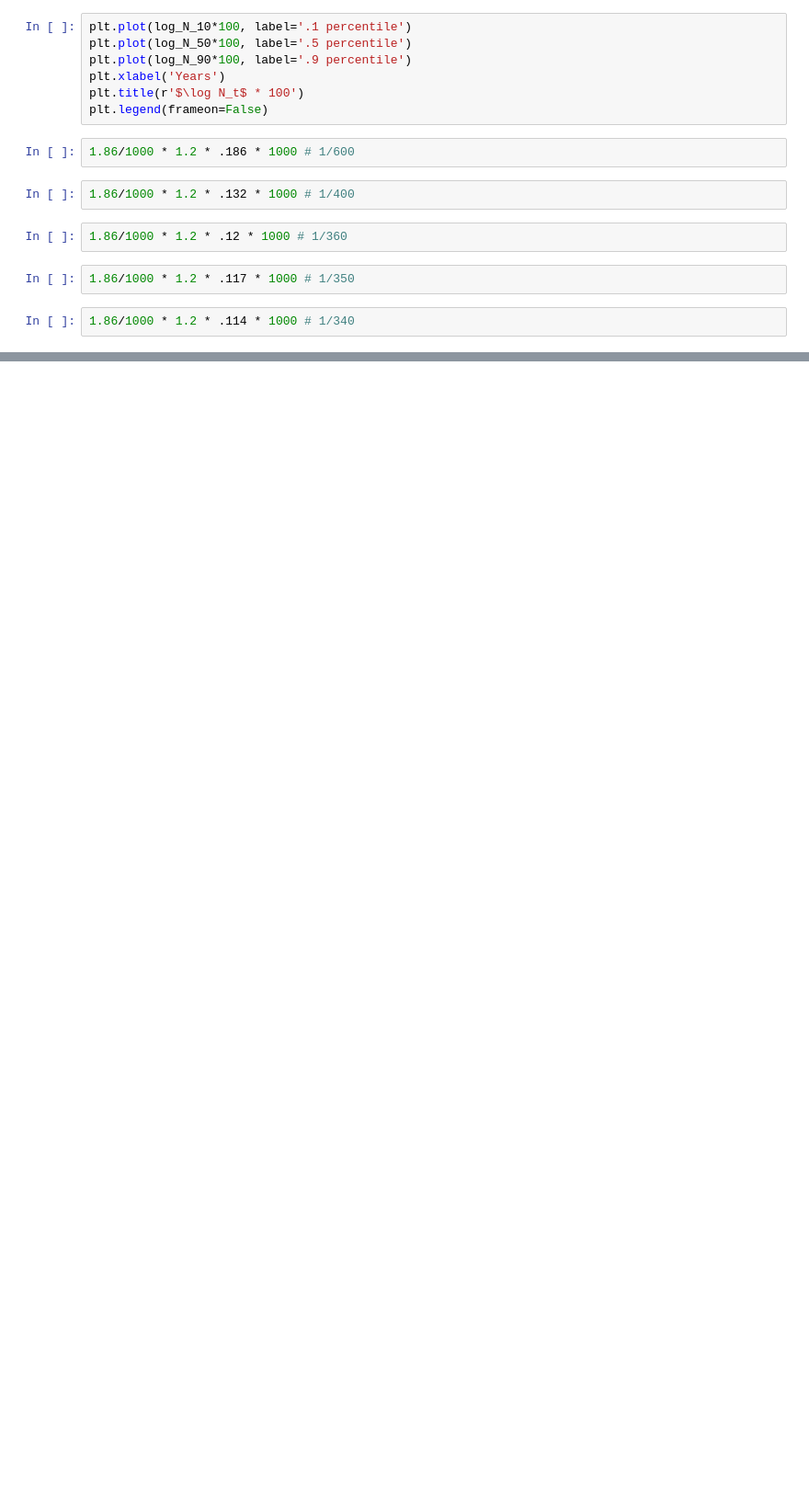
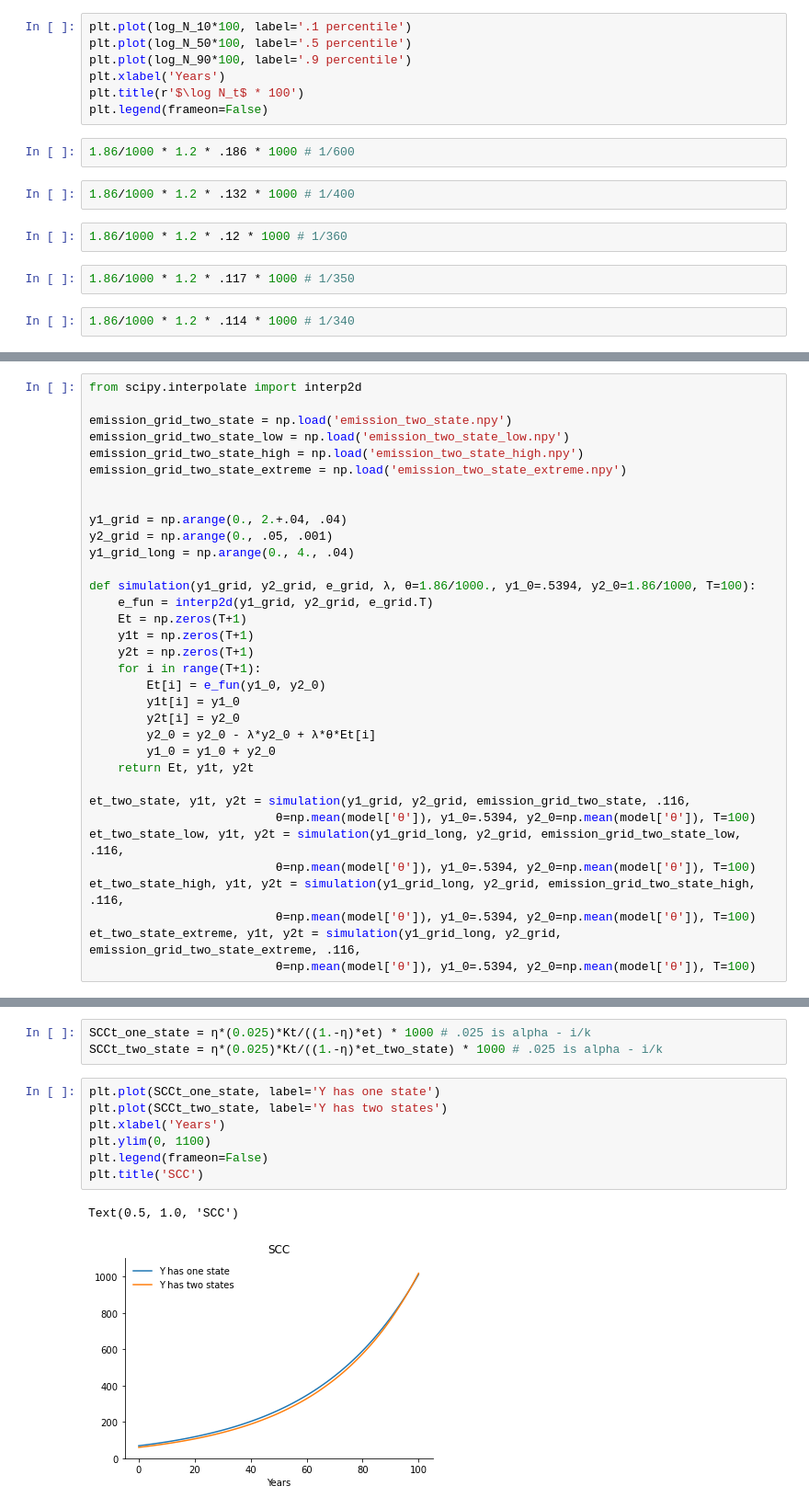
Before and after one commit to lphansen/ClimateUncertaintySpillover, a Jupyter notebook: notebook/plots_standardized_corrected.ipynb, the cells around one changed output, grey strips where cells are left out. Shown at 92% size. Cells and saved outputs as stored; diff of their text form; blank space fills up the shorter version.

```diff
--- a/notebook/plots_standardized_corrected.ipynb
+++ b/notebook/plots_standardized_corrected.ipynb
@@ -637,0 +634,34 @@ plt.legend(frameon=False)
+# %%
+from scipy.interpolate import interp2d
+
+emission_grid_two_state = np.load('emission_two_state.npy')
+emission_grid_two_state_low = np.load('emission_two_state_low.npy')
+emission_grid_two_state_high = np.load('emission_two_state_high.npy')
+emission_grid_two_state_extreme = np.load('emission_two_state_extreme.npy')
+
+
+y1_grid = np.arange(0., 2.+.04, .04)
+y2_grid = np.arange(0., .05, .001)
+y1_grid_long = np.arange(0., 4., .04)
+
+def simulation(y1_grid, y2_grid, e_grid, λ, θ=1.86/1000., y1_0=.5394, y2_0=1.86/1000, T=100):
+    e_fun = interp2d(y1_grid, y2_grid, e_grid.T)
+    Et = np.zeros(T+1)
+    y1t = np.zeros(T+1)
+    y2t = np.zeros(T+1)
+    for i in range(T+1):
+        Et[i] = e_fun(y1_0, y2_0)
+        y1t[i] = y1_0
+        y2t[i] = y2_0
+        y2_0 = y2_0 - λ*y2_0 + λ*θ*Et[i]
+        y1_0 = y1_0 + y2_0
+    return Et, y1t, y2t
+
+et_two_state, y1t, y2t = simulation(y1_grid, y2_grid, emission_grid_two_state, .116,
+                          θ=np.mean(model['θ']), y1_0=.5394, y2_0=np.mean(model['θ']), T=100)
+et_two_state_low, y1t, y2t = simulation(y1_grid_long, y2_grid, emission_grid_two_state_low, .116,
+                          θ=np.mean(model['θ']), y1_0=.5394, y2_0=np.mean(model['θ']), T=100)
+et_two_state_high, y1t, y2t = simulation(y1_grid_long, y2_grid, emission_grid_two_state_high, .116,
+                          θ=np.mean(model['θ']), y1_0=.5394, y2_0=np.mean(model['θ']), T=100)
+et_two_state_extreme, y1t, y2t = simulation(y1_grid_long, y2_grid, emission_grid_two_state_extreme, .116,
+                          θ=np.mean(model['θ']), y1_0=.5394, y2_0=np.mean(model['θ']), T=100)
@@ -637,0 +710,13 @@ plt.legend(frameon=False)
+# %%
+SCCt_one_state = η*(0.025)*Kt/((1.-η)*et) * 1000 # .025 is alpha - i/k
+SCCt_two_state = η*(0.025)*Kt/((1.-η)*et_two_state) * 1000 # .025 is alpha - i/k
+# %%
+plt.plot(SCCt_one_state, label='Y has one state')
+plt.plot(SCCt_two_state, label='Y has two states')
+plt.xlabel('Years')
+plt.ylim(0, 1100)
+plt.legend(frameon=False)
+plt.title('SCC')
+# %% [output]
+Text(0.5, 1.0, 'SCC')
+[figure, added]
```
Also changed, not shown: parts of 14 cells of this notebook, 14 other files.
